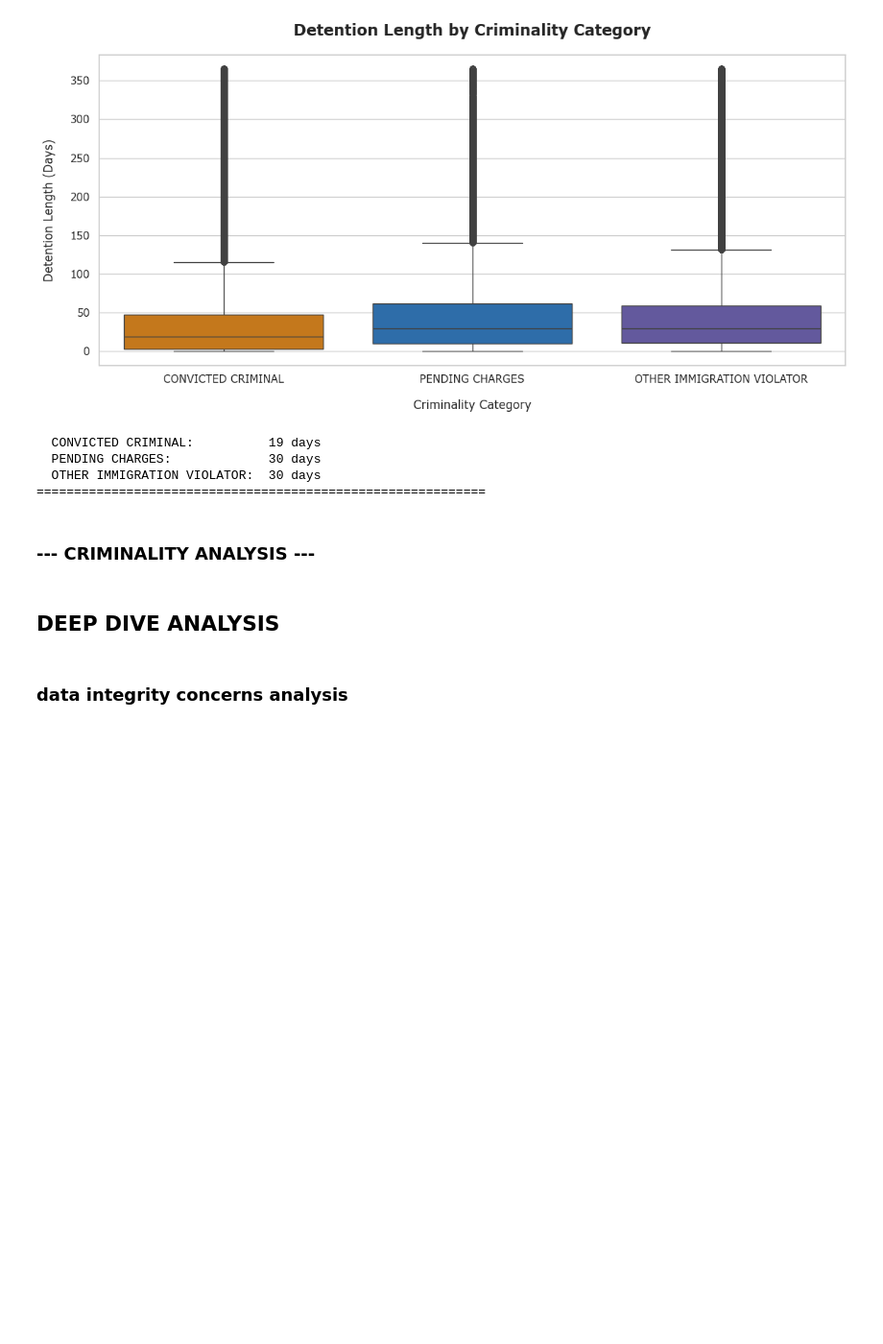
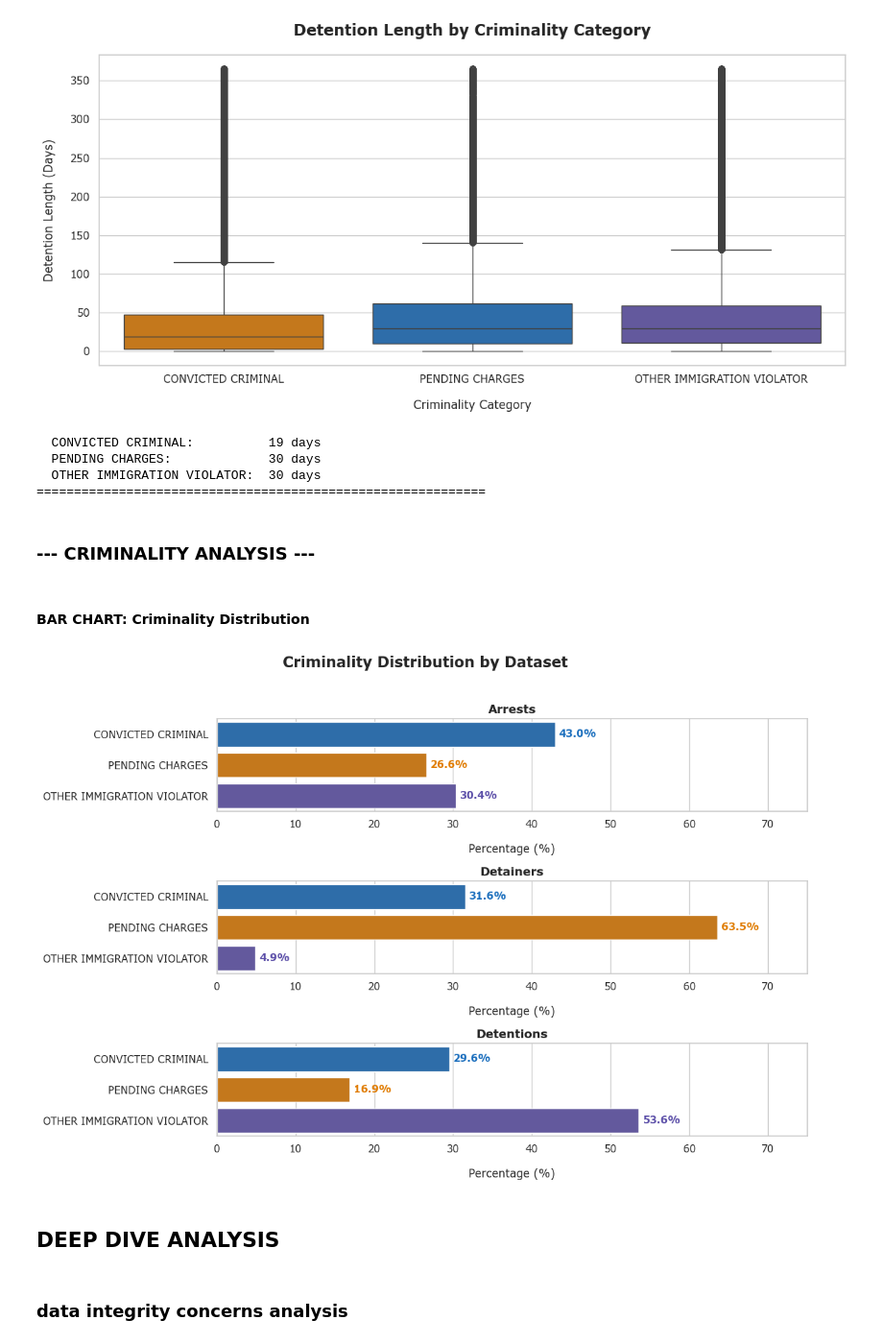
Before and after one commit to leamsley/capstone_project, a Jupyter notebook: data_analysis.ipynb, the cells around one changed output. Shown at 96% size. Saved outputs shown, nothing was run; the diff lists cells and outputs as text; code cells hidden in the pictures; blank space fills up the shorter version.

Commit message:
End of day checkpoint - finsihed inital criminality distribution chart. Moving onto to pre/post trump distribution next

```diff
--- a/data_analysis.ipynb
+++ b/data_analysis.ipynb
@@ -2043,3 +2041,5 @@ print(f"{'='*60}")
+# %% [markdown]
+#### BAR CHART: Criminality Distribution
 # %%
 # create dictionary of colors for each criminal category
 criminality_colors: dict[str, str] = {
@@ -2048,7 +2048,7 @@ criminality_colors: dict[str, str] = {
     'OTHER IMMIGRATION VIOLATOR' : '#5B4EA8'
 }
 
-# create percentage dataframes for each dataset
+# create percentage dataframes for each of the datasets
 # arrests
 crime_arrests_pct: DataFrame = (
     df_arrests['criminality_clean'].value_counts(normalize=True) * 100
@@ -2075,36 +2075,80 @@ sns.barplot(
     data=crime_arrests_pct,
     x='percentage',
     y='criminality',
     hue='criminality',
     order=criminality_order,
     palette=criminality_colors,
     legend=False,
     ax=ax1
 )
 
 ax1.set_title('Arrests', fontsize=13, fontweight='semibold')
 ax1.set_xlabel('Percentage (%)', labelpad=15)
 ax1.set_ylabel('')
 ax1.set_xlim(0, 75)
 
 convicted_arrests_pct: float = crime_arrests_pct.loc[crime_arrests_pct['criminality'] == 'CONVICTED CRIMINAL', 'percentage'].values[0]
 pending_arrests_pct: float = crime_arrests_pct.loc[crime_arrests_pct['criminality'] == 'PENDING CHARGES', 'percentage'].values[0]
 immigration_arrests_pct: float = crime_arrests_pct.loc[crime_arrests_pct['criminality'] == 'OTHER IMMIGRATION VIOLATOR', 'percentage'].values[0]
 
 ax1.text(convicted_arrests_pct + 0.5, 0, f'{convicted_arrests_pct:.1f}%', fontsize=11, fontweight='semibold', color='#1A6EBD', va='center')
 ax1.text(pending_arrests_pct + 0.5, 1, f'{pending_arrests_pct:.1f}%', fontsize=11, fontweight='semibold', color='#E07B00', va='center')
-ax1.text(immigration_arrests_pct + 0.5, 2, f'{immigration_arrests_pct:.1f}%', fontsize=16, fontweight='semibold', color='#5B4EA8', va='center')
-
+ax1.text(immigration_arrests_pct + 0.5, 2, f'{immigration_arrests_pct:.1f}%', fontsize=11, fontweight='semibold', color='#5B4EA8', va='center')
 
 # detainers
+sns.barplot(
+    data=crime_detainers_pct,
+    x='percentage',
+    y='criminality',
+    hue='criminality',
+    order=criminality_order,
+    palette=criminality_colors,
+    legend=False,
+    ax=ax2
+)
+
+ax2.set_title('Detainers', fontsize=13, fontweight='semibold')
+ax2.set_xlabel('Percentage (%)', labelpad=15)
+ax2.set_ylabel('')
+ax2.set_xlim(0, 75)
+
 convicted_detainers_pct: float = crime_detainers_pct.loc[crime_detainers_pct['criminality'] == 'CONVICTED CRIMINAL', 'percentage'].values[0]
 pending_detainers_pct: float = crime_detainers_pct.loc[crime_detainers_pct['criminality'] == 'PENDING CHARGES', 'percentage'].values[0]
 immigration_detainers_pct: float = crime_detainers_pct.loc[crime_detainers_pct['criminality'] == 'OTHER IMMIGRATION VIOLATOR', 'percentage'].values[0]
 
+ax2.text(convicted_detainers_pct + 0.5, 0, f'{convicted_detainers_pct:.1f}%', fontsize=11, fontweight='semibold', color='#1A6EBD', va='center')
+ax2.text(pending_detainers_pct + 0.5, 1, f'{pending_detainers_pct:.1f}%', fontsize=11, fontweight='semibold', color='#E07B00', va='center')
+ax2.text(immigration_detainers_pct + 0.5, 2, f'{immigration_detainers_pct:.1f}%', fontsize=11, fontweight='semibold', color='#5B4EA8', va='center')
+
 # detentions
-convicted_detentions_pct: float = crime_detentions_pct.loc[crime_detainers_pct['criminality'] == 'CONVICTED CRIMINAL', 'percentage'].values[0]
+sns.barplot(
+    data=crime_detentions_pct,
+    x='percentage',
+    y='criminality',
+    hue='criminality',
+    order=criminality_order,
+    palette=criminality_colors,
+    legend=False,
+    ax=ax3
+)
+
+ax3.set_title('Detentions', fontsize=13, fontweight='semibold')
+ax3.set_xlabel('Percentage (%)', labelpad=15)
+ax3.set_ylabel('')
+ax3.set_xlim(0, 75)
+
+convicted_detentions_pct: float = crime_detentions_pct.loc[crime_detentions_pct['criminality'] == 'CONVICTED CRIMINAL', 'percentage'].values[0]
 pending_detentions_pct: float = crime_detentions_pct.loc[crime_detentions_pct['criminality'] == 'PENDING CHARGES', 'percentage'].values[0]
 immigration_detentions_pct: float = crime_detentions_pct.loc[crime_detentions_pct['criminality'] == 'OTHER IMMIGRATION VIOLATOR', 'percentage'].values[0]
+
+ax3.text(convicted_detentions_pct + 0.5, 0, f'{convicted_detentions_pct:.1f}%', fontsize=11, fontweight='semibold', color='#1A6EBD', va='center')
+ax3.text(pending_detentions_pct + 0.5, 1, f'{pending_detentions_pct:.1f}%', fontsize=11, fontweight='semibold', color='#E07B00', va='center')
+ax3.text(immigration_detentions_pct + 0.5, 2, f'{immigration_detentions_pct:.1f}%', fontsize=11, fontweight='semibold', color='#5B4EA8', va='center')
+
+plt.tight_layout()
+plt.show()
+# %% [output]
+[figure, added]
 # %% [markdown]
 ## DEEP DIVE ANALYSIS
 # %% [markdown]
```
Also changed, not shown: parts of 5 cells of this notebook.
